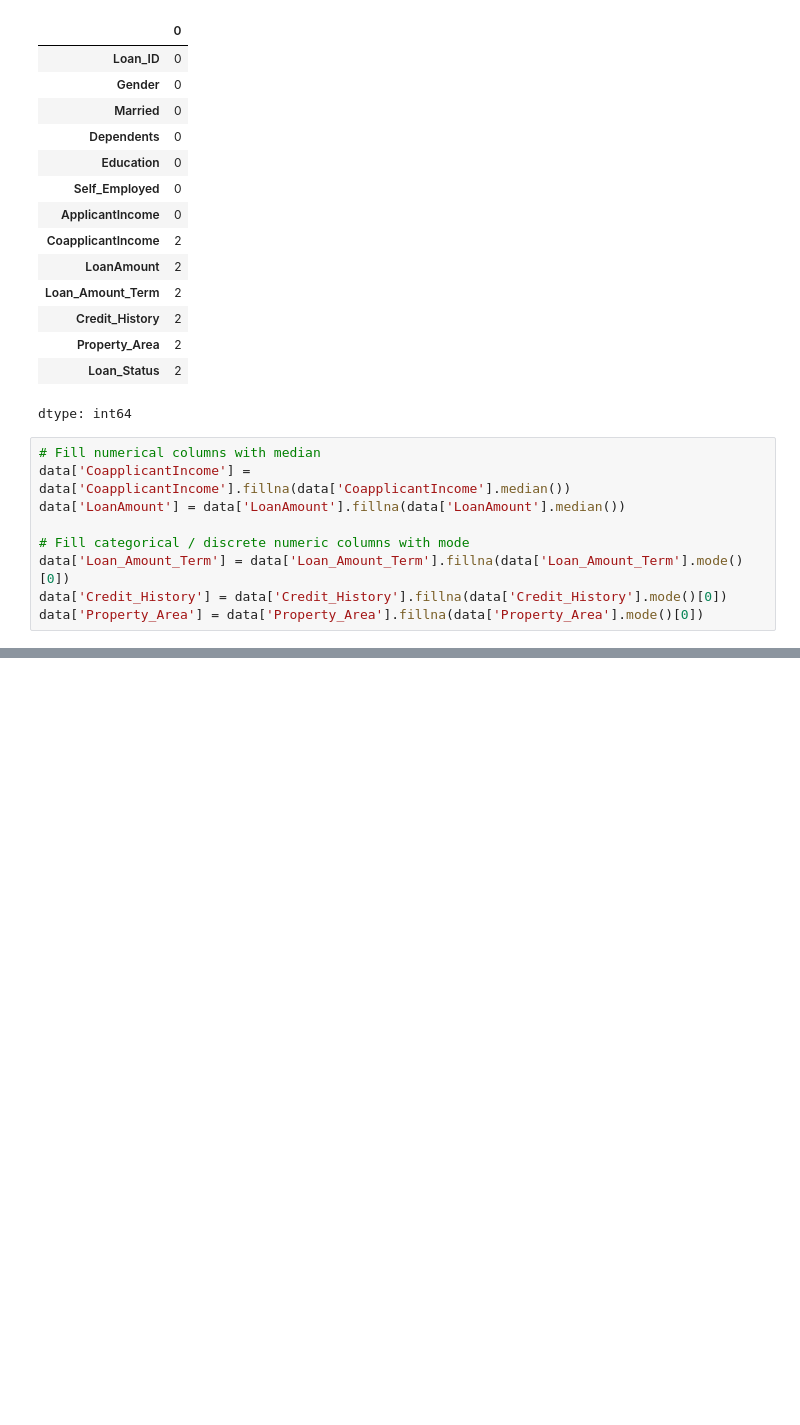
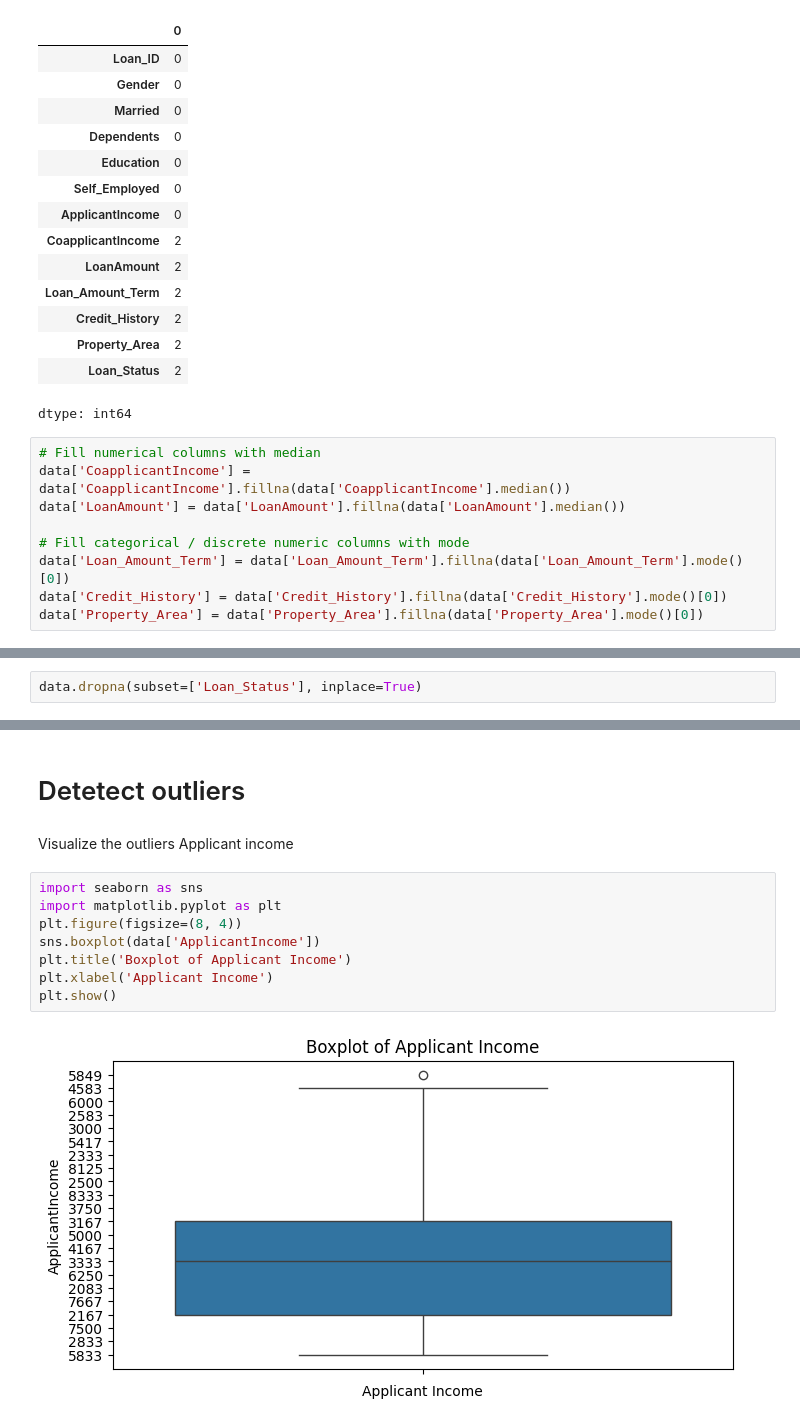
Before and after one commit to Mainabryan/loan-approval-prediction-logistic-regressio, a Jupyter notebook: Loan_Approval_predictor(logistic_regression).ipynb, the cells around one changed output, grey strips where cells are left out. Drawn from its saved outputs; the diff is of its cells as text; blank space fills up the shorter version.

```diff
--- a/Loan_Approval_predictor(logistic_regression).ipynb
+++ b/Loan_Approval_predictor(logistic_regression).ipynb
@@ -70,0 +73,2 @@ data['Property_Area'] = data['Property_Area'].fillna(data['Property_Area'].mode(
+# %%
+data.dropna(subset=['Loan_Status'], inplace=True)
@@ -70,0 +95,14 @@ data['Property_Area'] = data['Property_Area'].fillna(data['Property_Area'].mode(
+# %% [markdown]
+# Detetect outliers
+# %% [markdown]
+ Visualize the outliers Applicant income
+# %%
+import seaborn as sns
+import matplotlib.pyplot as plt
+plt.figure(figsize=(8, 4))
+sns.boxplot(data['ApplicantIncome'])
+plt.title('Boxplot of Applicant Income')
+plt.xlabel('Applicant Income')
+plt.show()
+# %% [output]
+[figure, added]
```
Also changed, not shown: parts of 7 cells of this notebook.
